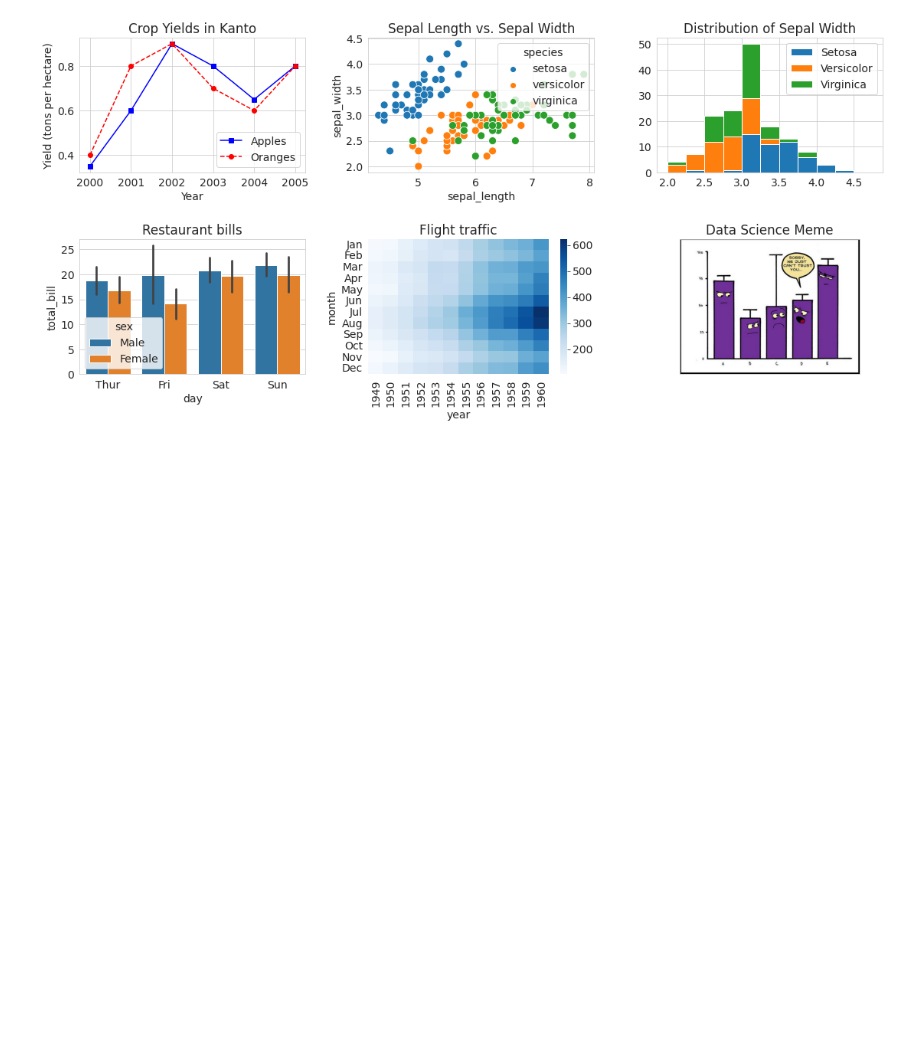
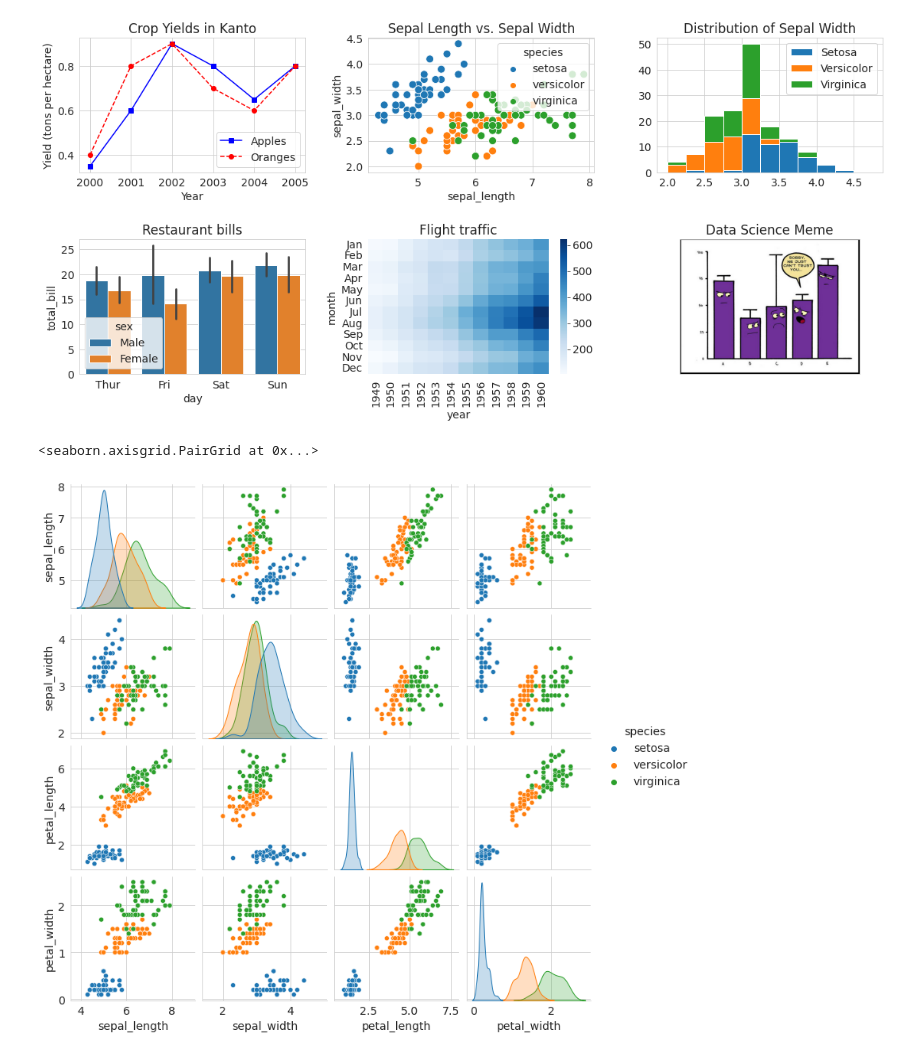
Before and after one commit to imshiv-10/Numerical-libraries, a Jupyter notebook: matplotLib_Numerical.ipynb, the cells around one changed output. Saved outputs shown, nothing was run; the diff lists cells and outputs as text; code cells hidden in the pictures; blank space fills up the shorter version.

```diff
--- a/matplotLib_Numerical.ipynb
+++ b/matplotLib_Numerical.ipynb
@@ -375,3 +375,8 @@ axes[1,2].set_yticks([])
 plt.tight_layout(pad=2);
 # %% [output]
 [figure]
+# %%
+sns.pairplot(flowers_df,hue='species')
+# %% [output]
+<seaborn.axisgrid.PairGrid at 0x...>
+[figure, added]
```
Also changed, not shown: parts of 1 cell of this notebook.
